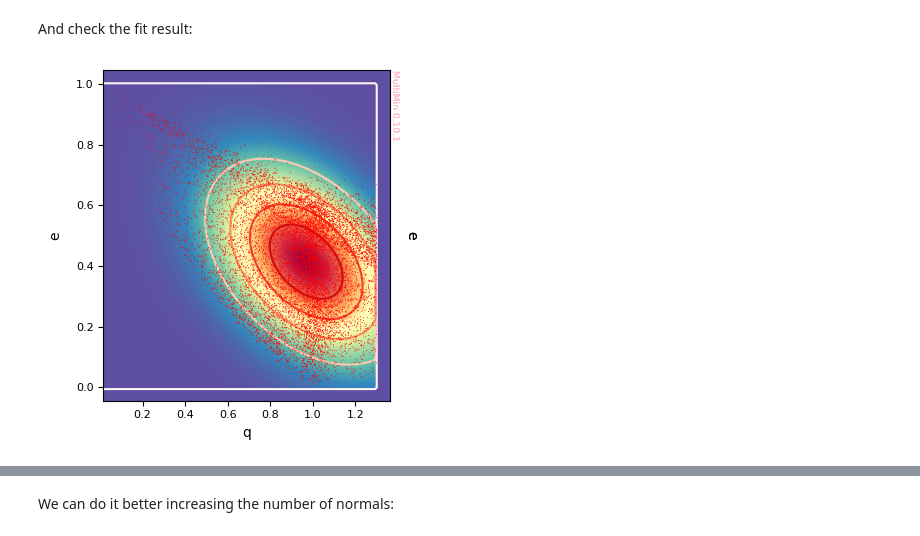
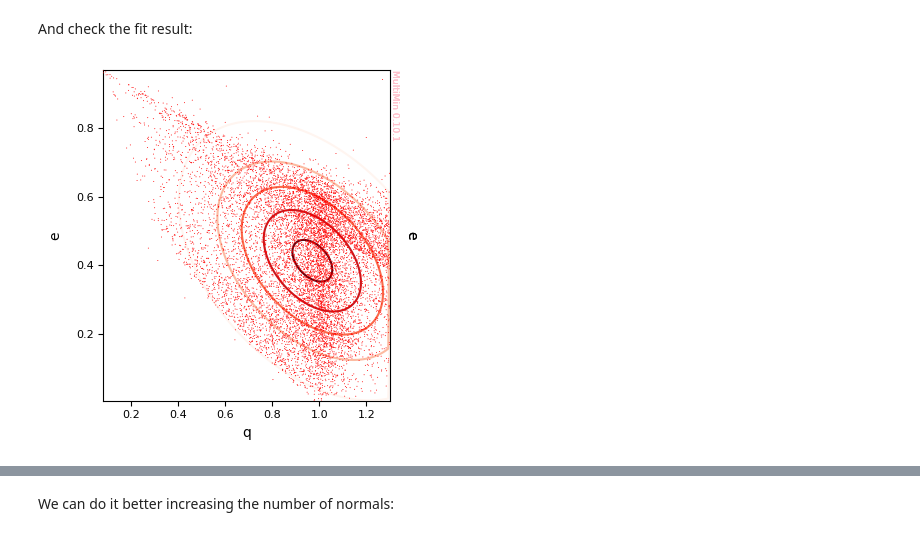
Before and after one commit to seap-udea/multimin, a Jupyter notebook: examples/multimin_asteroids_application.ipynb, the cells around one changed output, grey strips where cells are left out. Drawn from its saved outputs; the diff is of its cells as text; code cells hidden in the pictures.

```diff
--- a/examples/multimin_asteroids_application.ipynb
+++ b/examples/multimin_asteroids_application.ipynb
@@ -130,13 +130,20 @@ And check the fit result:
 # %%
 # properties: list of names or dict like MultiPlot (e.g. dict(q=dict(label=r"$q$", range=None), ...))
 properties=["q","e"]
 pargs=dict(bins=30,cmap='YlGn')
 sargs=dict(s=0.5,edgecolor='None',color='r')
 cargs=dict()
-G=F_qe_1.plot_fit(properties=properties,pargs=hargs,sargs=sargs,cargs=cargs,figsize=4)
+G=F_qe_1.plot_fit(
+    properties=properties,
+    #pargs=hargs,
+    pargs=None,
+    sargs=sargs,
+    cargs=cargs,
+    figsize=4
+)
 plt.savefig(f'gallery/{figprefix}_fit_result_qe_1gauss.png')
 # %% [output]
-[figure, old version]
+[figure, new version]
 # %%
 F_qe_1.mog.tabulate()
 # %% [output]
```
Also changed, not shown: parts of 32 cells of this notebook, 51 other files.
